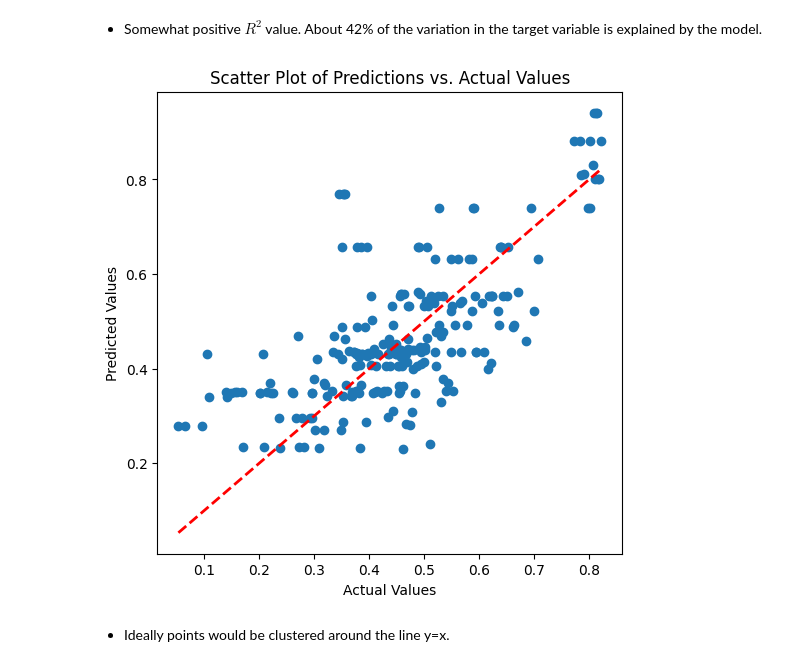
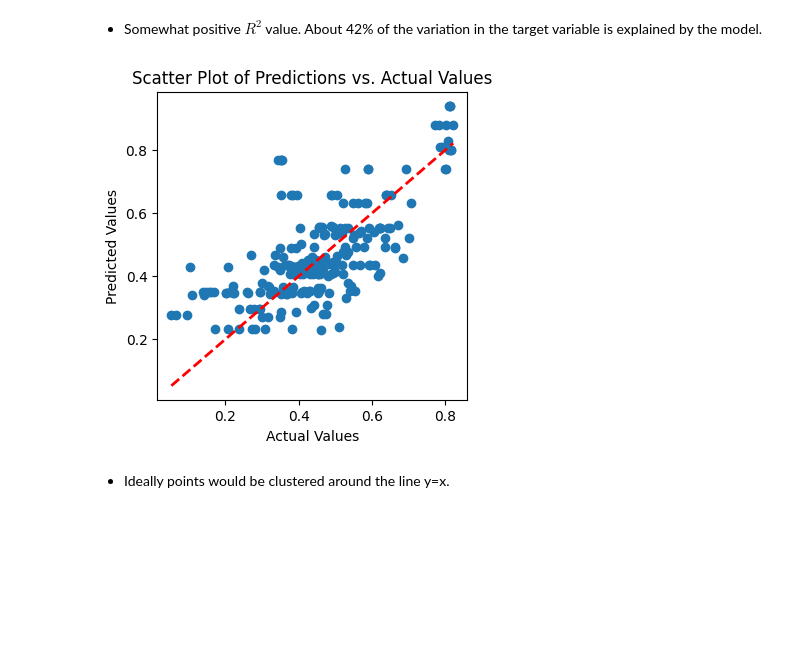
Before and after one commit to sh-abraham/L22-Predictive-Modeling-of-HTB, a Jupyter notebook: Backend/puncture_EDA.ipynb, the cells around one changed output. Saved outputs shown, nothing was run; the diff lists cells and outputs as text; code cells hidden in the pictures; blank space fills up the shorter version.

```diff
--- a/Backend/puncture_EDA.ipynb
+++ b/Backend/puncture_EDA.ipynb
@@ -350,7 +365,7 @@ Shapiro-Wilk Test Statistic: 0.9839292168617249, p-value: 4.745625559188227e-10
 Reject the null hypothesis: The data does not follow a normal distribution.
 # %%
 # drop the original columns
-transformed_df = transformed_df.drop(['age', 'bmi', 'puncture_force'], axis=1)
+box_cox_df = box_cox_df.drop(['age', 'bmi', 'puncture_force'], axis=1)
 # %% [markdown]
 * Since none of the data is considered normal, we choose to perform robust regression to handle outliers.
 # %% [markdown]
@@ -358,8 +373,8 @@ transformed_df = transformed_df.drop(['age', 'bmi', 'puncture_force'], axis=1)
 ## Robust Linear Regression
 # %%
 # Extract features (X) and target variable (y)
-X = transformed_df.drop('boxcox_puncture_force', axis=1)
-y = transformed_df['boxcox_puncture_force']
+X = box_cox_df.drop('boxcox_puncture_force', axis=1)
+y = box_cox_df['boxcox_puncture_force']
 
 # TODO: Lookup using StandardScaler on numerical columns and OneHotEncoder/LabelEncoder on categorical columns
 # %%
@@ -367,13 +382,13 @@ y = transformed_df['boxcox_puncture_force']
 X_train, X_test, y_train, y_test = train_test_split(X, y, test_size=0.2, random_state=42)
 # %%
 # Create a Robust Regression model (RANSAC)
-model = RANSACRegressor(random_state=42)
-model.fit(X_train, y_train)
+ransac = RANSACRegressor(random_state=42)
+ransac.fit(X_train, y_train)
 # %% [output]
 RANSACRegressor(random_state=42)
 # %%
 # Predictions on the test set
-y_pred = model.predict(X_test)
+y_pred = ransac.predict(X_test)
 # %% [markdown]
 ## RANSAC Evaluation
 # %%
@@ -394,16 +409,16 @@ R^2: 0.4064920672950182
 * Somewhat positive $R^2$ value. About 42% of the variation in the target variable is explained by the model.
 # %%
 # Plot the predictions vs. the actual values
-plt.figure(figsize=(6, 6))
+plt.figure(figsize=(4, 4))
 plt.scatter(y_test, y_pred)
 plt.plot([y_test.min(), y_test.max()], [y_test.min(), y_test.max()], 'r--', lw=2)
 plt.xlabel('Actual Values')
 plt.xlabel('Actual Values')
 plt.ylabel('Predicted Values')
 plt.title('Scatter Plot of Predictions vs. Actual Values')
 plt.show()
 # %% [output]
-[figure, old version]
+[figure, new version]
 # %% [markdown]
 * Ideally points would be clustered around the line y=x.
 # %%
```
Also changed, not shown: parts of 40 cells of this notebook.
